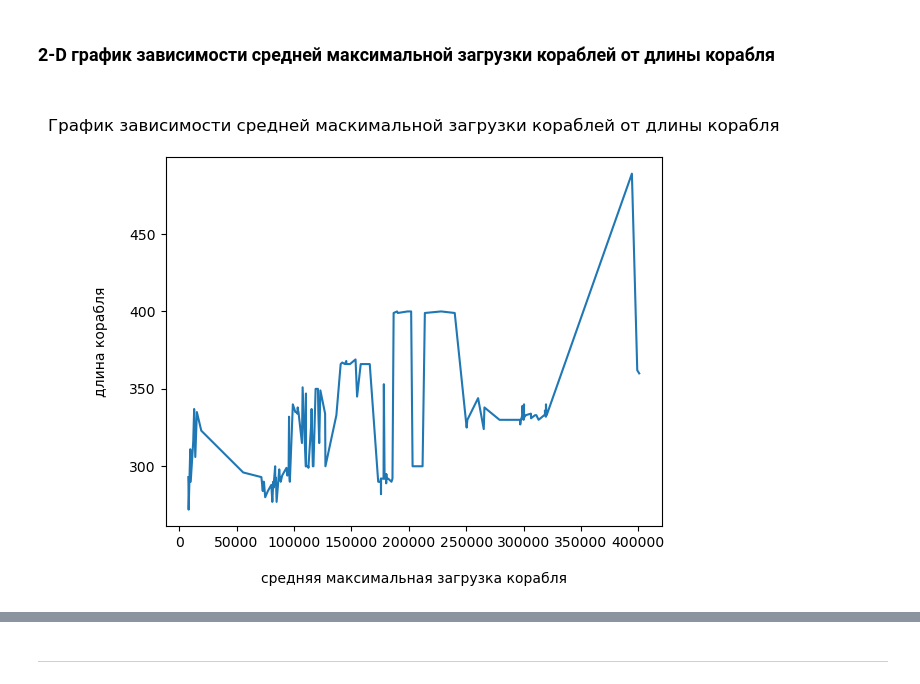
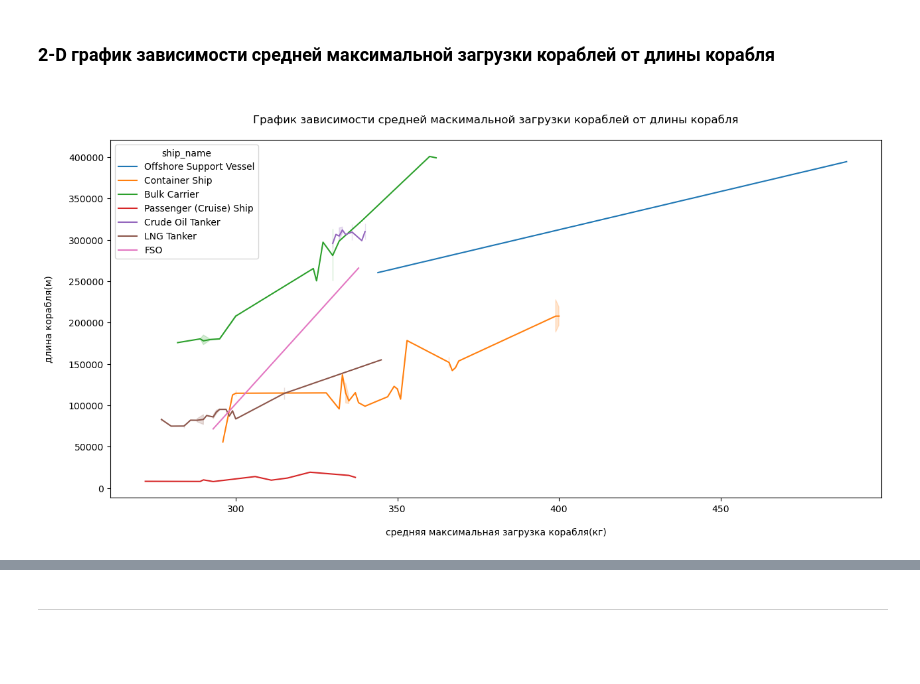
Before and after one commit to YaPP-BMSTU/yapp_labs_Renat, a Jupyter notebook: anaconda/jupiter/task1.ipynb, the cells around one changed output, grey strips where cells are left out. Drawn from its saved outputs; the diff is of its cells as text; code cells hidden in the pictures; blank space fills up the shorter version.

```diff
--- a/anaconda/jupiter/task1.ipynb
+++ b/anaconda/jupiter/task1.ipynb
@@ -11,8 +11,9 @@ cleaned_ships_data = pd.read_csv('Cleaned_ships_data.csv')
 # %% [markdown]
 <h3>2-D график зависимости средней максимальной загрузки кораблей от длины корабля<h3/>
 # %%
-lineplot = sb.lineplot(cleaned_ships_data, x = "dwt", y = "length").set_title('График зависимости средней маскимальной загрузки кораблей от длины корабля\n')
-xlabel = plt.xlabel('\nсредняя максимальная загрузка корабля')
-ylabel = plt.ylabel('длина корабля\n')
+plt.figure(figsize=(15,7))
+lineplot = sb.lineplot(cleaned_ships_data, y = "dwt", hue = "ship_name", x = "length").set_title('График зависимости средней маскимальной загрузки кораблей от длины корабля\n')
+xlabel = plt.xlabel('\nсредняя максимальная загрузка корабля(кг)')
+ylabel = plt.ylabel('длина корабля(м)\n')
 # %% [output]
-[figure, old version]
+[figure, new version]
```
Also changed, not shown: parts of 12 cells of this notebook, 4 other files.
